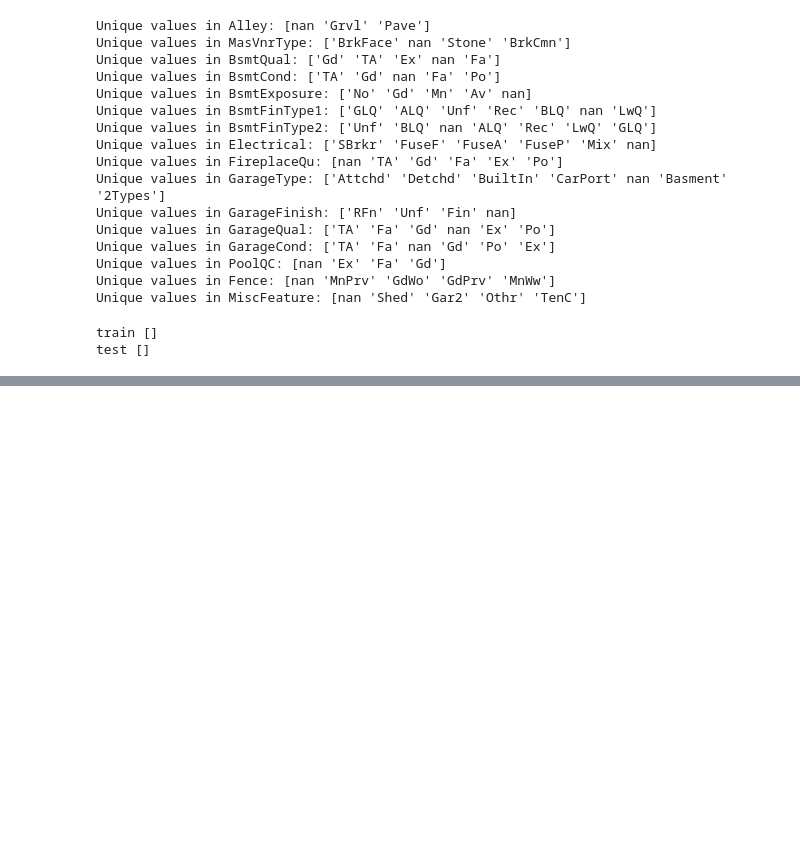
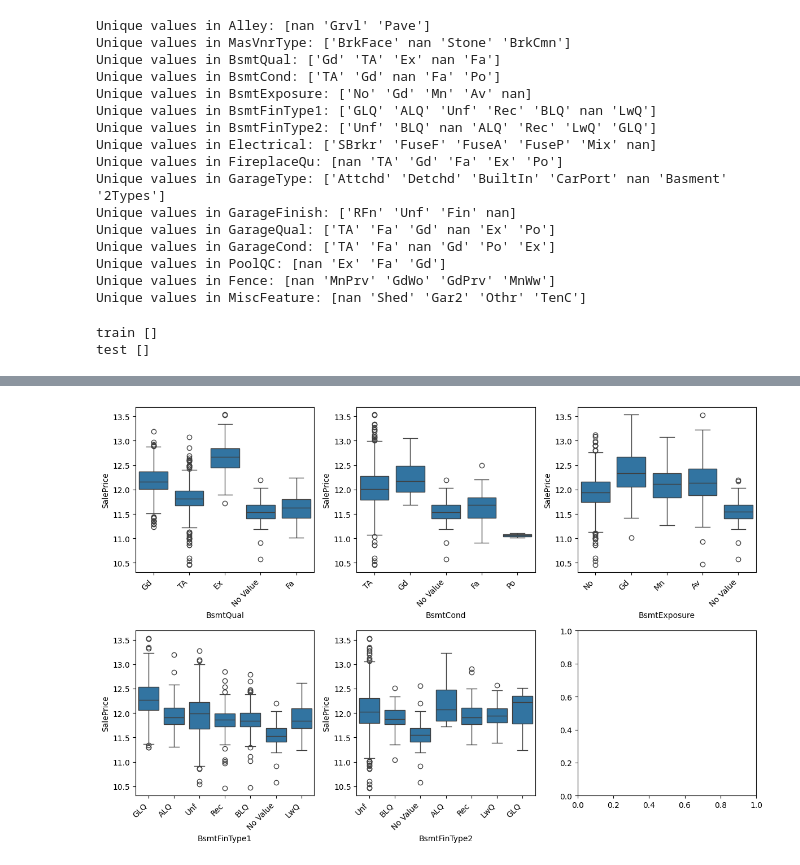
Before and after one commit to Anurag163/Kaggle--House-Prediction, a Jupyter notebook: RFE.ipynb, the cells around one changed output, grey strips where cells are left out. Drawn from its saved outputs; the diff is of its cells as text; code cells hidden in the pictures; blank space fills up the shorter version.

Commit message:
Starting Boxplot analysis

```diff
--- a/RFE.ipynb
+++ b/RFE.ipynb
@@ -688,3 +688,7 @@ print('test',test_df_cat_null_check_cols)
 # %% [output]
 train []
 test []
+# %%
+#checking uniqueness again
+for col in train_df_cat.columns:
+    print(f"Unique values in {col}: {train_df_cat[col].unique()}")
@@ -690,0 +713,13 @@ test []
+# %%
+#Assigining all the categorical variables into different categories
+Basement_feat=['BsmtQual','BsmtCond','BsmtExposure','BsmtFinType1','BsmtFinType2']
+Building_type_feat=['HouseStyle','RoofStyle','RoofMatl','Exterior1st','Exterior2nd','MasVnrType','Foundation','Heating','CentralAir','Electrical','GarageType','SaleType','SaleCondition','BldgType']
+Garagage_feat=['GarageFinish','GarageQual','GarageCond']
+Quality_feat=['ExterQual','ExterCond','HeatingQC','KitchenQual','FireplaceQu','PoolQC','Fence']
+Condition_feat=['PavedDrive','Condition1','Condition2']
+House_feat=['MSSubClass','MoSold','MSZoning','Street','Alley','LotShape','LandContour','Utilities','LotConfig','LandSlope','Neighborhood','Functional','MiscFeature']
+# %%
+numeric_df_saleprice_df = pd.DataFrame(numeric_df_saleprice_log_transform)
+
+train_df_cat = pd.concat([train_df_cat, numeric_df_saleprice_df], axis=1)
+train_df_cat.head(5)
@@ -690,0 +733,18 @@ test []
+# %%
+#Boxplots for Basement_feat
+fig, axes = plt.subplots(2, 3, figsize=(12, 8))
+axes = axes.flatten()
+for i, col in enumerate(Basement_feat):
+    sns.boxplot(x=col, y="SalePrice", data=train_df_cat, ax=axes[i])
+    axes[i].set_xticklabels(axes[i].get_xticklabels(), rotation=45, ha='right')
+
+plt.tight_layout()
+plt.show()
+
+#In BsmtQual merge Fa and No value
+#BsmtCond mergee Fa and No value
+#BsmtExposure merge Mn and Av,No
+#BsmtFinType1 merge Rec+Blq, ALQ+LWQ
+# BsmtFinType2 merge BLQ+REC+LWQ
+# %% [output]
+[figure, added]
```
Also changed, not shown: parts of 5 cells of this notebook.
